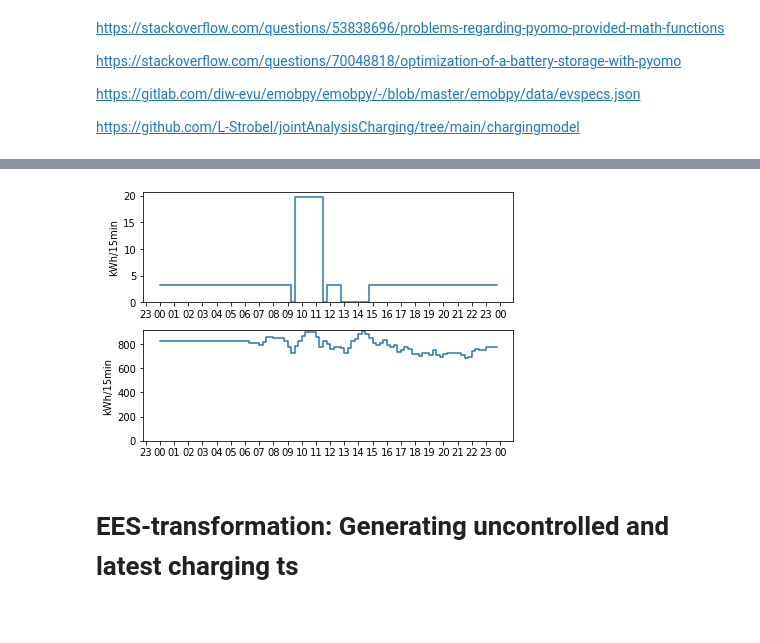
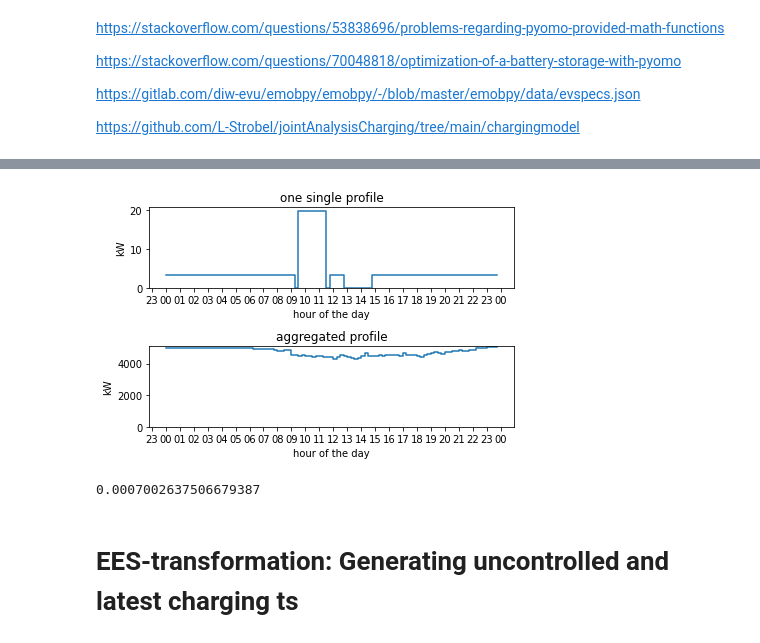
Before and after one commit to jmuessel/VirtualStorageEV, a Jupyter notebook: Aggregation/EES_Preprocessing.ipynb, the cells around one changed output, grey strips where cells are left out. Cells and saved outputs as stored; diff of their text form; code cells hidden in the pictures.

```diff
--- a/Aggregation/EES_Preprocessing.ipynb
+++ b/Aggregation/EES_Preprocessing.ipynb
@@ -61,17 +41,12 @@ soc_min = 0
 # %%
-#consumption ts
 #consumption = pd.DataFrame(data = np.array([[0, 0.5], [0, 0.5], [0.5, 0], [0.5, 0]]), columns = ["c_1[kW]", "c_2[kW]"])
-consumption_raw = consumption_ts.iloc[:,:80]
+consumption_raw = consumption_ts.iloc[:time_steps, :profiles] #kWh / 15 min timestep
+
+#power = pd.DataFrame(pd.DataFrame(data = np.array([[1, 0], [1, 0], [0, 1], [0, 1]]), columns = ["p_1 [kW]", "p_2 [kW]"]))
+power_raw = availability_ts.iloc[:time_steps, :profiles]
+
+neg_power_magnitude_raw = power_raw
+
+#set datetime indexes
+index = consumption_ts.index[:time_steps]
+consumption_raw.index, power_raw.index, neg_power_magnitude_raw.index = index, index, index
-# %%
-#power availability ts
-#power = pd.DataFrame(pd.DataFrame(data = np.array([[1, 0], [1, 0], [0, 1], [0, 1]]), columns = ["p_1 [kW]", "p_2 [kW]"]))
-power_raw = availability_ts.iloc[:,:80]
-
-neg_power_magnitude_raw = power_raw
-# %%
-#set datetime indexes
-consumption_raw.index = consumption_ts.index[:len(consumption_raw.index)]
-index = consumption_raw.index
-
-power_raw.index = index
-neg_power_magnitude_raw.index = index
@@ -78,10 +70,9 @@ neg_power_magnitude_raw.index = index
 # %%
-def plot_step(df):
+def plot_step(df, consumption=True):
     df_ = df.copy()
 
     if type(df.index[0]) == int:
         df_.loc[df_.index[-1]+1,:] = df_.iloc[-1,:]
-        print("a")
     else:
         df_.loc[str(pd.Timestamp(df_.index[-1] ) +
                     pd.Timedelta(pd.infer_freq(index))),:
@@ -97,7 +88,12 @@ def plot_step(df):
     for i in [0,1]:
         ax[i].xaxis.set_major_locator(mdates.HourLocator())
         ax[i].xaxis.set_major_formatter(mdates.DateFormatter('%H'))
-        ax[i].set_ylabel("kWh/15min")
+        if consumption == True: ax[i].set_ylabel("kWh/15min")
+        else: ax[i].set_ylabel("kW")
+        if i == 0: ax[i].set_title("one single profile")
+        else: ax[i].set_title("aggregated profile")
+        ax[i].set_xlabel("hour of the day")
+
         ax[i].set_ylim(bottom=0)
 
     fig.tight_layout()
@@ -111,4 +111,4 @@ plot_step(consumption_raw)
 # %%
-plot_step(power_raw)
+plot_step(power_raw, consumption = False)
 # %% [output]
-[figure, old version]
+[figure, new version]
@@ -119,3 +115,9 @@ soc_min = 0 #0%
+# %%
+#plausibility: Are power availability and battery size in reasonable
+#realtion to each other?
+(consumption_raw*step_duration).sum(1).max() / car_properties_raw.iloc[2].sum()
+# %% [output]
+0.0007002637506679387
 # %% [markdown]
 # EES-transformation: Generating uncontrolled and latest charging ts
 # %%
```
Also changed, not shown: parts of 60 cells of this notebook.
